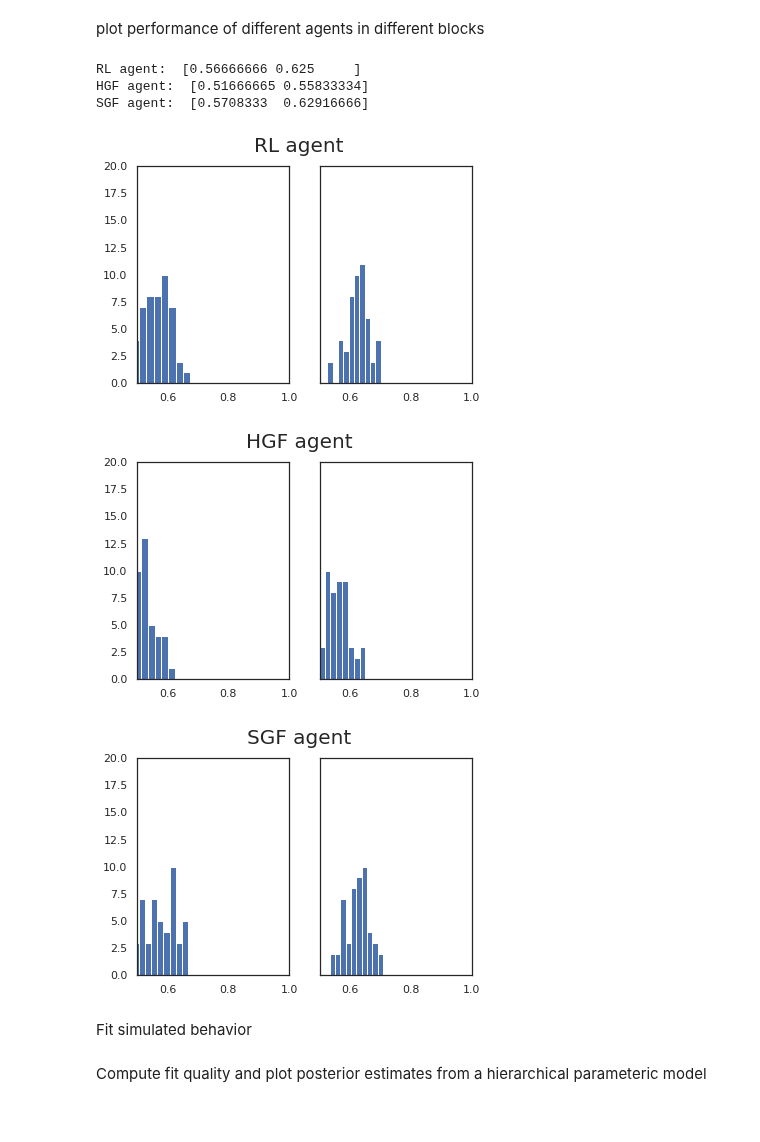
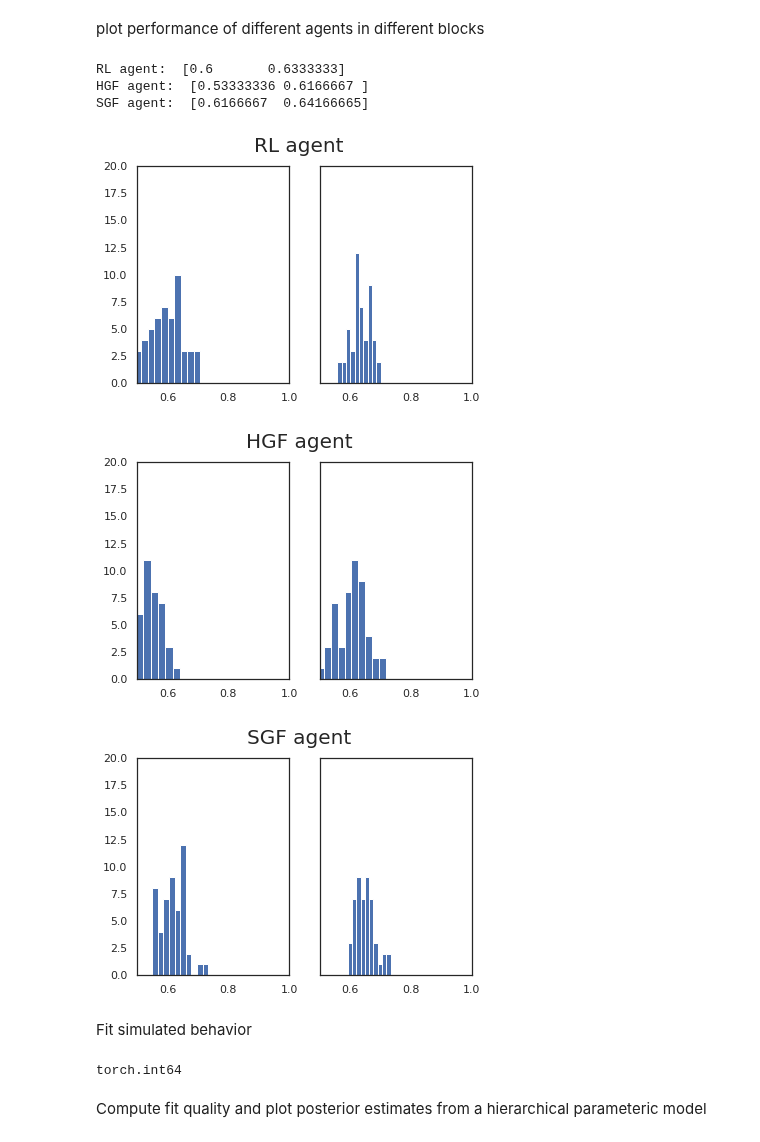
Before and after one commit to dimarkov/pybefit, a Jupyter notebook: examples/social_influence/test_inference_for_rw_hgf_sgf.ipynb, the cells around one changed output. Saved outputs shown, nothing was run; the diff lists cells and outputs as text; code cells hidden in the pictures.

Commit message:
updated social learning agent and task to match changes introduced by empirical bayes method

```diff
--- a/examples/social_influence/test_inference_for_rw_hgf_sgf.ipynb
+++ b/examples/social_influence/test_inference_for_rw_hgf_sgf.ipynb
@@ -32,20 +32,14 @@ from befit.inference import Horseshoe, Normal
 from befit.agents import RLSocInf, HGFSocInf, SGFSocInf
 
 # load stimuli (trial offers, advices, and reliability of advices)
-outcomes = torch.from_numpy(np.load('advice_outcome.npy')).float()
-outcomes = outcomes.reshape(trials, -1, 1).repeat(1, 1, nsub).reshape(trials, -1).unsqueeze(0)
-reliability = torch.from_numpy(2.*np.load('advice_reliability.npy')-1.).float()
+reliability = torch.from_numpy(np.load('advice_reliability.npy')).float()
 reliability = reliability.reshape(trials, -1, 1).repeat(1, 1, nsub).reshape(trials, -1).unsqueeze(0)
 
 offers = torch.from_numpy(np.load('offers.npy')).reshape(trials, -1, 1).repeat(1, 1, nsub)\
             .reshape(trials, -1).unsqueeze(0)
 
-mask = ones(1, trials, 2*nsub)
-
-stimuli = {'outcomes': outcomes,
-           'offers': offers,
-           'reliability': reliability,
-           'mask': mask}
+stimuli = {'offers': offers,
+           'reliability': reliability}
 
 socinfl = SocialInfluence(stimuli, nsub=nsub)
 
@@ -90,43 +84,46 @@ def compute_mean_performance(outcomes, responses):
 
     return torch.einsum('ijk->k', cc1 + cc2)/trials
 
-perf1 = compute_mean_performance(sim1.stimuli['outcomes'], sim1.responses).numpy().reshape(2, -1)
+perf1 = compute_mean_performance(sim1.stimulus['outcomes'][..., 0],
+                                 sim1.responses.float()).numpy().reshape(2, -1)
 
 print('RL agent: ', np.median(perf1, axis = -1))
 
 fig, ax = plt.subplots(1,2, sharex = True, sharey = True)
 ax[0].hist(perf1[0]);
 ax[1].hist(perf1[1]);
 fig.suptitle('RL agent', fontsize = 20);
 ax[0].set_ylim([0, 20]);
 ax[0].set_xlim([.5, 1.]);
 
-perf2 = compute_mean_performance(sim2.stimuli['outcomes'], sim2.responses).numpy().reshape(2, -1)
+perf2 = compute_mean_performance(sim2.stimulus['outcomes'][..., 0],
+                                 sim2.responses.float()).numpy().reshape(2, -1)
 print('HGF agent: ', np.median(perf2, axis = -1))
 
 fig, ax = plt.subplots(1,2, sharex = True, sharey = True)
 ax[0].hist(perf2[0]);
 ax[1].hist(perf2[1]);
 fig.suptitle('HGF agent', fontsize = 20);
 ax[0].set_ylim([0, 20]);
 ax[0].set_xlim([.5, 1.]);
 
-perf3 = compute_mean_performance(sim3.stimuli['outcomes'], sim3.responses).numpy().reshape(2, -1)
+perf3 = compute_mean_performance(sim3.stimulus['outcomes'][..., 0],
+                                 sim3.responses.float()).numpy().reshape(2, -1)
 print('SGF agent: ', np.median(perf3, axis = -1))
 
 fig, ax = plt.subplots(1,2, sharex = True, sharey = True)
 ax[0].hist(perf3[0]);
 ax[1].hist(perf3[1]);
 fig.suptitle('SGF agent', fontsize = 20);
 ax[0].set_ylim([0, 20]);
 ax[0].set_xlim([.5, 1.]);
 # %% [output]
-RL agent:  [0.56666666 0.625     ]
-HGF agent:  [0.51666665 0.55833334]
-SGF agent:  [0.5708333  0.62916666]
+RL agent:  [0.6       0.6333333]
+HGF agent:  [0.53333336 0.6166667 ]
+SGF agent:  [0.6166667  0.64166665]
-[figure, old version]
+[figure, new version]
-[figure, old version]
+[figure, new version]
-[figure, old version]
+[figure, new version]
 # %% [markdown]
 Fit simulated behavior
 # %%
@@ -138,6 +135,10 @@ rl_infer.infer_posterior(iter_steps=500)
 
 labels = [r'$\alpha$', r'$\zeta$', r'$\beta$', r'$\theta$']
 tp_df = rl_infer.sample_posterior(labels, n_samples=1000)
+# %%
+sim1.responses.dtype
+# %% [output]
+torch.int64
 # %% [markdown]
 Compute fit quality and plot posterior estimates from a hierarchical parameteric model
 # %%
```
Also changed, not shown: parts of 12 cells of this notebook, 5 other files.
